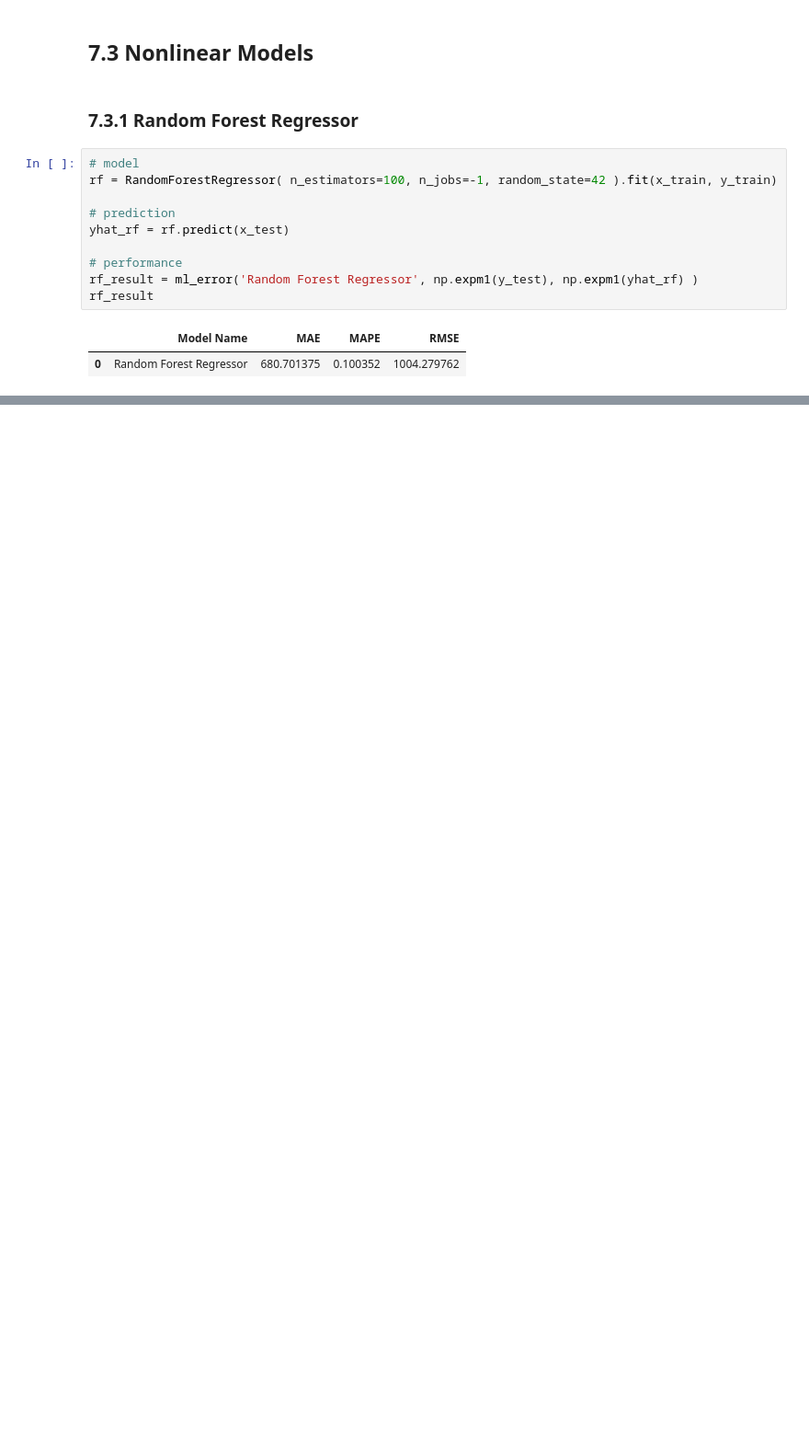
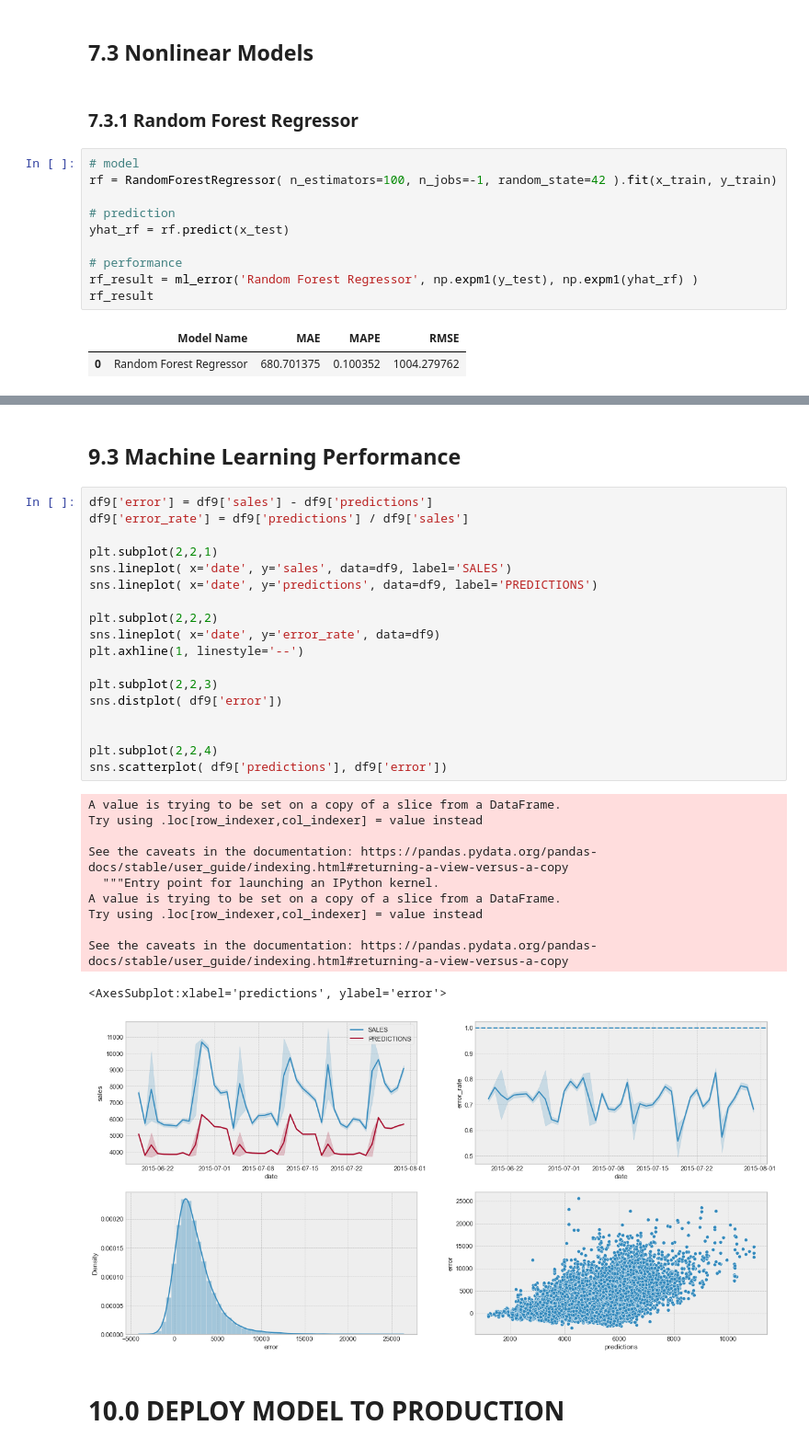
Before and after one commit to fabyosr/DataScienceEmProducao, a Jupyter notebook: m04_v01_store_sales_prediction.ipynb, the cells around one changed output, grey strips where cells are left out. Shown at 92% size. Cells and saved outputs as stored; diff of their text form; blank space fills up the shorter version.

```diff
--- a/m04_v01_store_sales_prediction.ipynb
+++ b/m04_v01_store_sales_prediction.ipynb
@@ -1149,0 +1428,34 @@ ValueError: DataFrame.dtypes for data must be int, float or bool.
+# %% [markdown]
+## 9.3 Machine Learning Performance
+# %%
+df9['error'] = df9['sales'] - df9['predictions']
+df9['error_rate'] = df9['predictions'] / df9['sales']
+
+plt.subplot(2,2,1)
+sns.lineplot( x='date', y='sales', data=df9, label='SALES')
+sns.lineplot( x='date', y='predictions', data=df9, label='PREDICTIONS')
+
+plt.subplot(2,2,2)
+sns.lineplot( x='date', y='error_rate', data=df9)
+plt.axhline(1, linestyle='--')
+
+plt.subplot(2,2,3)
+sns.distplot( df9['error'])
+
+
+plt.subplot(2,2,4)
+sns.scatterplot( df9['predictions'], df9['error'])
+# %% [output]
+A value is trying to be set on a copy of a slice from a DataFrame.
+Try using .loc[row_indexer,col_indexer] = value instead
+
+See the caveats in the documentation: https://pandas.pydata.org/pandas-docs/stable/user_guide/indexing.html#returning-a-view-versus-a-copy
+  """Entry point for launching an IPython kernel.
+A value is trying to be set on a copy of a slice from a DataFrame.
+Try using .loc[row_indexer,col_indexer] = value instead
+
+See the caveats in the documentation: https://pandas.pydata.org/pandas-docs/stable/user_guide/indexing.html#returning-a-view-versus-a-copy
+<AxesSubplot:xlabel='predictions', ylabel='error'>
+[figure, added]
+# %% [markdown]
+# 10.0 DEPLOY MODEL TO PRODUCTION
```
Also changed, not shown: parts of 49 cells of this notebook.
